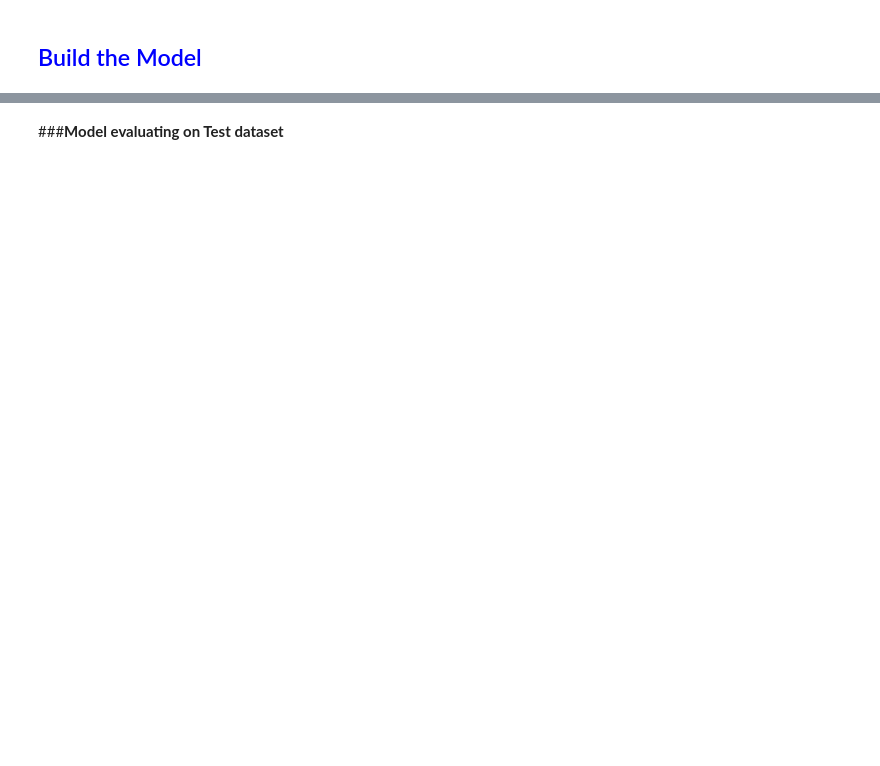
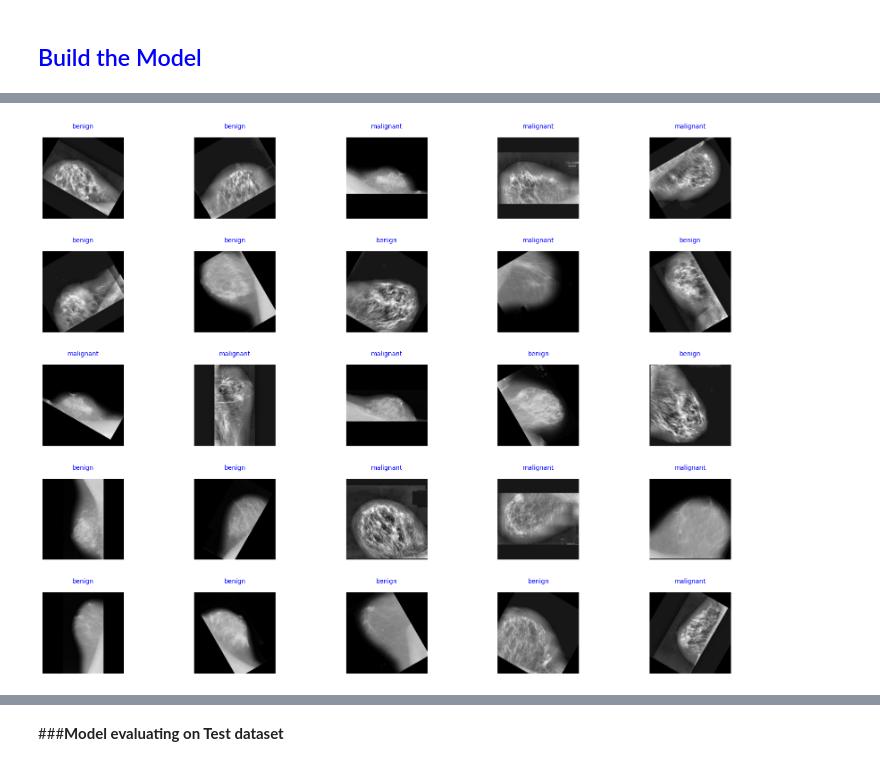
Before and after one commit to jasminjahanpuspo/CNN_Architectures_Template, a Jupyter notebook: EfficientNetB3.ipynb, the cells around one changed output, grey strips where cells are left out. Drawn from its saved outputs; the diff is of its cells as text; code cells hidden in the pictures; blank space fills up the shorter version.

```diff
--- a/EfficientNetB3.ipynb
+++ b/EfficientNetB3.ipynb
@@ -36,7 +38,7 @@ valid_directory = '/content/drive/MyDrive/archive/Test_Train_Val/val'
 # %% [markdown]
 ####**Create dataset function using keras/Tensorflow**
 # %%
-IMG_SIZE = (299, 299)  # define resolution (299,299) /(224,224)
+IMG_SIZE = (224, 224)  # define resolution (299,299) /(224,224)
 BATCH_SIZE = 128       # varies from dataset to datset prefferable 128/68/32
 # %%
 # Create TensorFlow datasets for training, testing, and validation
@@ -138,7 +412,7 @@ model.compile(optimizer=tf.keras.optimizers.Nadam(learning_rate=base_learning_ra
 # %%
 from tensorflow.keras.callbacks import ModelCheckpoint
 ## set the path name as *dataset/Lr/optimizer_name/model_name*
-model_filepath="/content/drive/MyDrive/dataset/Lr/optimizer_name/model_name-{epoch:02d}-{val_accuracy:.4f}.hdf5"
+model_filepath="/content/drive/MyDrive/MIAS/BC_Code/oldefficientnetb3/efficientnetb3-{epoch:02d}-{val_accuracy:.4f}.hdf5"
 checkpoint = ModelCheckpoint(
     filepath = model_filepath ,
     monitor ='val_accuracy',
@@ -146,24 +420,3 @@ checkpoint = ModelCheckpoint(
     save_best_only =True ,
     verbose = 1
 )
-# %%
-#avoid random weight initialization do automatic if you can
-
-total = 0
-for i in range(0,len(Dataset )) :
-    total +=Dataset [i]
-
-weight_for_0 = (1 / Dataset [0]) * (total / 5.0)
-weight_for_1 = (1 / Dataset [1]) * (total / 5.0)
-weight_for_2 = (1 / Dataset [2]) * (total / 5.0)
-weight_for_3 = (1 / Dataset [3]) * (total / 5.0)
-weight_for_4 = (1 / Dataset [4]) * (total / 5.0)
-
-
-class_weight = {0: weight_for_0, 1: weight_for_1, 2: weight_for_2, 3: weight_for_3,4: weight_for_4}
-
-print('Weight for class 0: {:.2f}'.format(weight_for_0))
-print('Weight for class 1: {:.2f}'.format(weight_for_1))
-print('Weight for class 2: {:.2f}'.format(weight_for_2))
-print('Weight for class 3: {:.2f}'.format(weight_for_3))
-print('Weight for class 4: {:.2f}'.format(weight_for_4))
@@ -172,4 +423,4 @@ print('Weight for class 4: {:.2f}'.format(weight_for_4))
 # %%
 ## change hyperparameter such as epoches
-history = model.fit(train_dataset , verbose=2 , epochs=50 , class_weight=class_weight ,
+history = model.fit(train_dataset , verbose=2 , epochs=30 , class_weight=class_weight ,
                                validation_data=valid_dataset , use_multiprocessing= True, callbacks =[checkpoint])
@@ -177,0 +453,19 @@ model.evaluate(test_dataset , verbose = 1)
+# %%
+plt.figure(figsize=(20, 15))
+for images, labels in test_dataset.take(1):
+    for i in range(25):
+        plt.subplot(5,5,i+1)
+        plt.imshow(images[i].numpy().astype("uint8"))
+        plt.axis("off")
+        im2 = images[i].numpy().astype("uint8")
+        img2 = tf.expand_dims(im2, 0)
+        predict = model.predict(img2)
+        predicted= class_names[np.argmax(predict)]
+        actual = class_names [labels[i].numpy().astype("uint8")]
+        if (actual == predicted):
+            plt.title(predicted, fontsize=10, color= 'blue', pad=15);
+        else :
+            plt.title(actual, fontsize=10, color= 'red' ,pad=15);
+        plt.subplots_adjust(left=0.1,bottom=0.1, right=0.9,
+                            top=0.9, wspace=0.4,hspace=0.4)
+# %% [output]
@@ -177,0 +489 @@ model.evaluate(test_dataset , verbose = 1)
+[figure, added]
```
Also changed, not shown: parts of 89 cells of this notebook.
